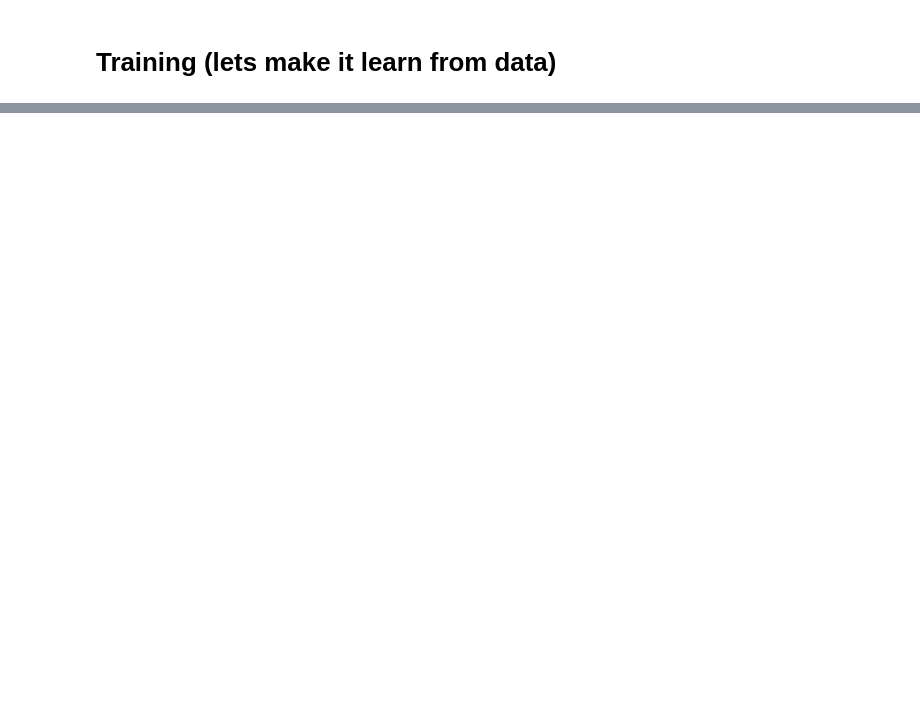
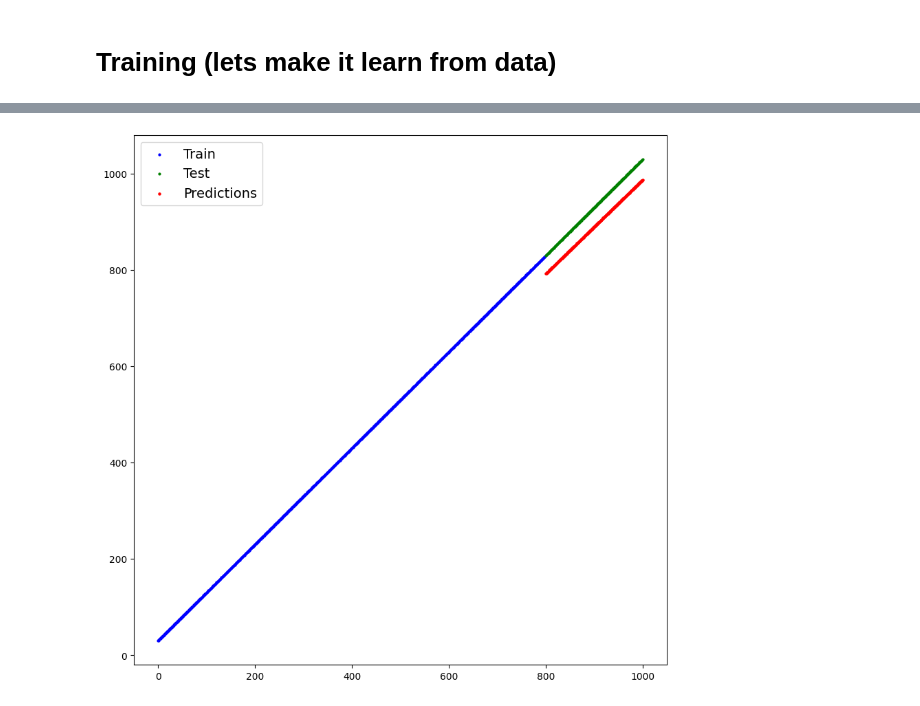
Before and after one commit to GiovanniRaseraF/cpp, a Jupyter notebook: pytorch/code/03_Workflow.ipynb, the cells around one changed output, grey strips where cells are left out. Saved outputs shown, nothing was run; the diff lists cells and outputs as text; code cells hidden in the pictures; blank space fills up the shorter version.

```diff
--- a/pytorch/code/03_Workflow.ipynb
+++ b/pytorch/code/03_Workflow.ipynb
@@ -289,0 +420,4 @@ tensor([2.2972], requires_grad=True)]
+# %%
+%%time
+run("cpu")
+# %% [output]
@@ -289,0 +442 @@ tensor([2.2972], requires_grad=True)]
+[figure, added]
```
Also changed, not shown: parts of 14 cells of this notebook, 1 other file.
